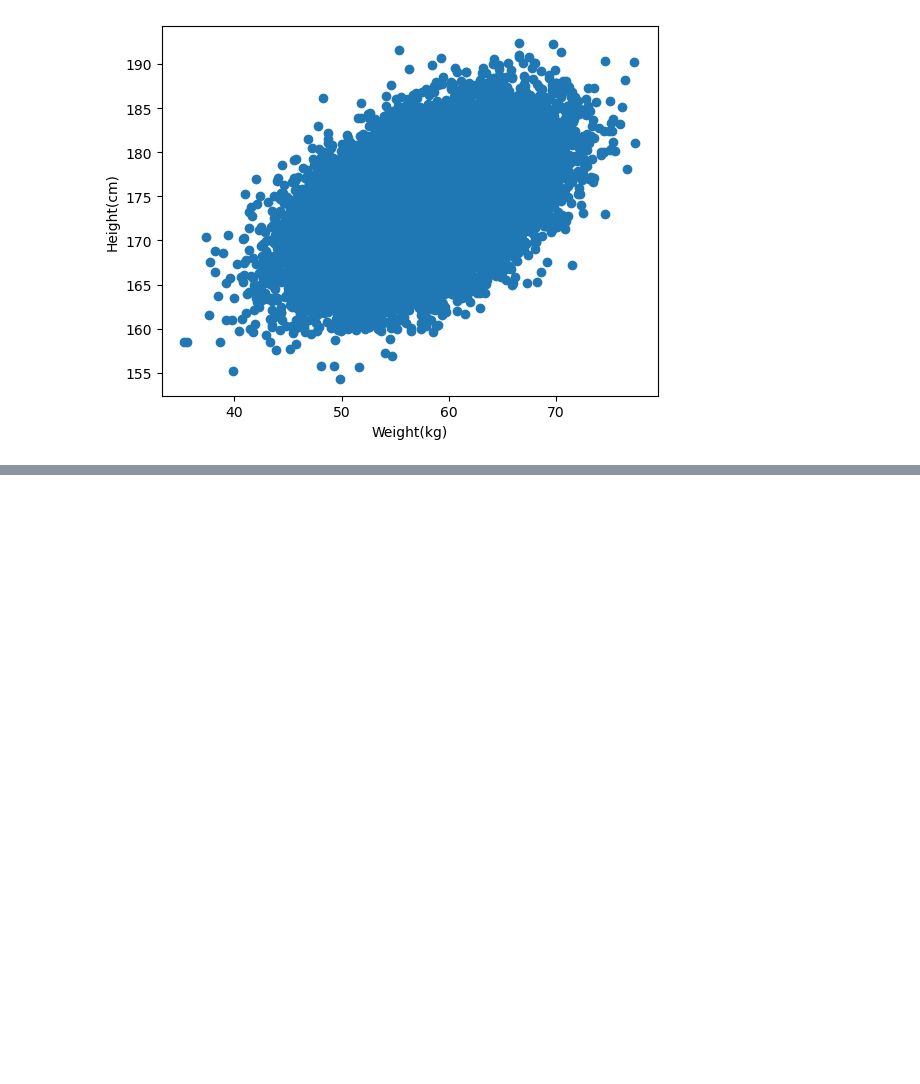
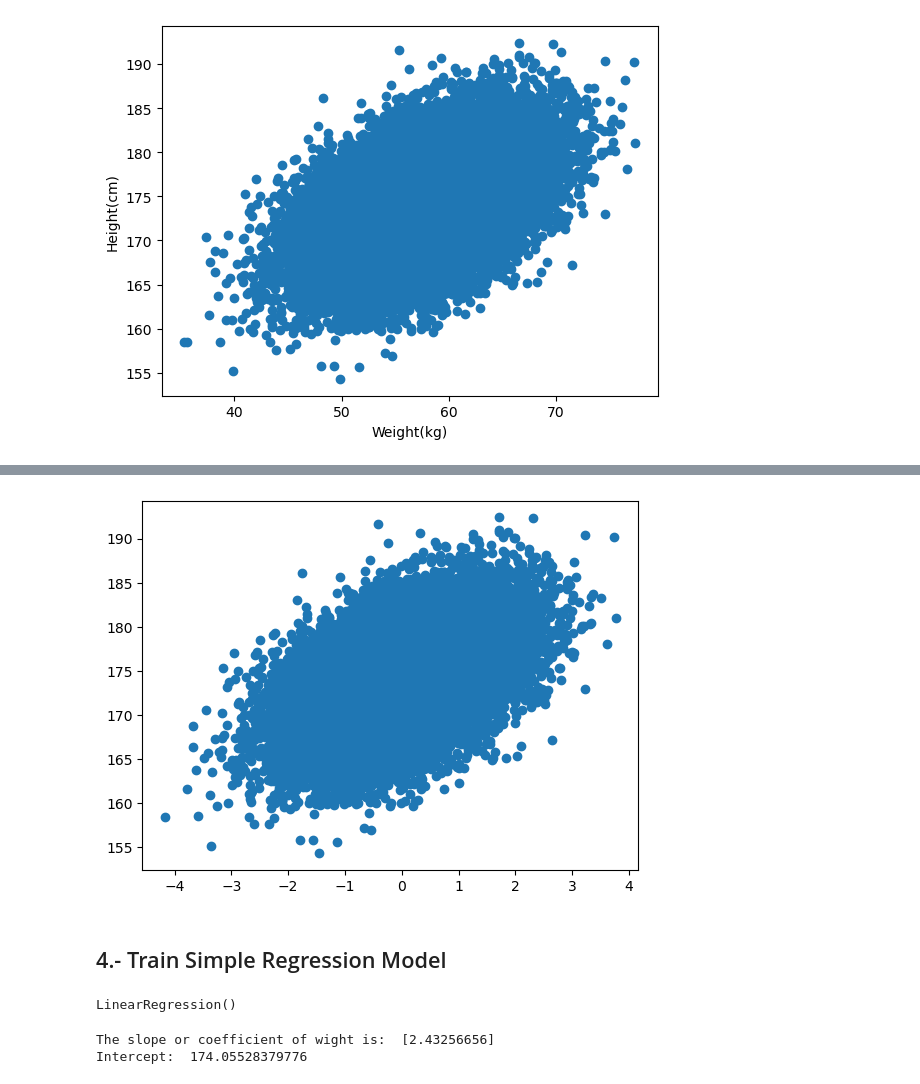
Before and after one commit to DanielEXT10/DataScience, a Jupyter notebook: SLR/SimpleLR.ipynb, the cells around one changed output, grey strips where cells are left out. Saved outputs shown, nothing was run; the diff lists cells and outputs as text; code cells hidden in the pictures; blank space fills up the shorter version.

```diff
--- a/SLR/SimpleLR.ipynb
+++ b/SLR/SimpleLR.ipynb
@@ -57,0 +132,6 @@ plt.show()
+# %%
+#dependant feature
+x = df[['Weight(Kg)']]
+
+#independant feature
+y = df['Height(cm)']
@@ -57,0 +142,2 @@ plt.show()
+# %%
+x_train,x_test,y_train,y_test = train_test_split(x,y,test_size=0.20, random_state=42)
@@ -57,0 +186,12 @@ plt.show()
+# %%
+scaler = StandardScaler()
+# %%
+x_train = scaler.fit_transform(x_train)
+x_test = scaler.transform(x_test)
+# %%
+plt.scatter(x_train,y_train)
+plt.show()
+# %% [output]
+[figure, added]
+# %% [markdown]
+## 4.- Train Simple Regression Model
@@ -57,0 +202,10 @@ plt.show()
+# %%
+regressor.fit(x_train,y_train)
+# %% [output]
+LinearRegression()
+# %%
+print('The slope or coefficient of wight is: ',regressor.coef_)
+print('Intercept: ', regressor.intercept_)
+# %% [output]
+The slope or coefficient of wight is:  [2.43256656]
+Intercept:  174.05528379776
```
Also changed, not shown: parts of 31 cells of this notebook.
